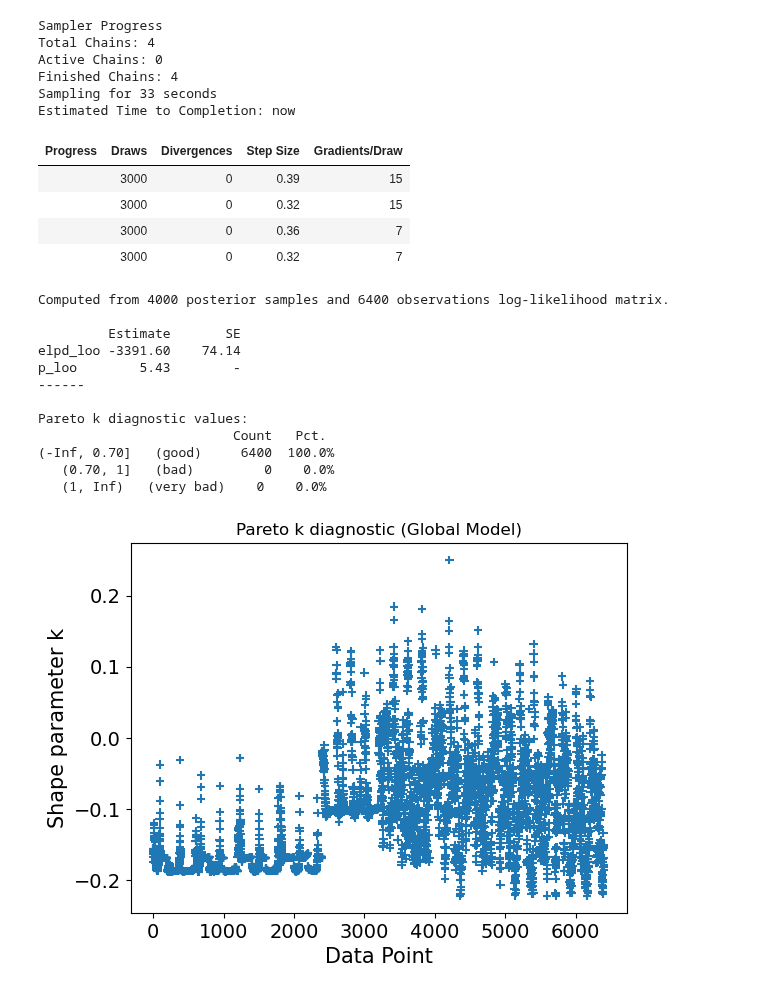
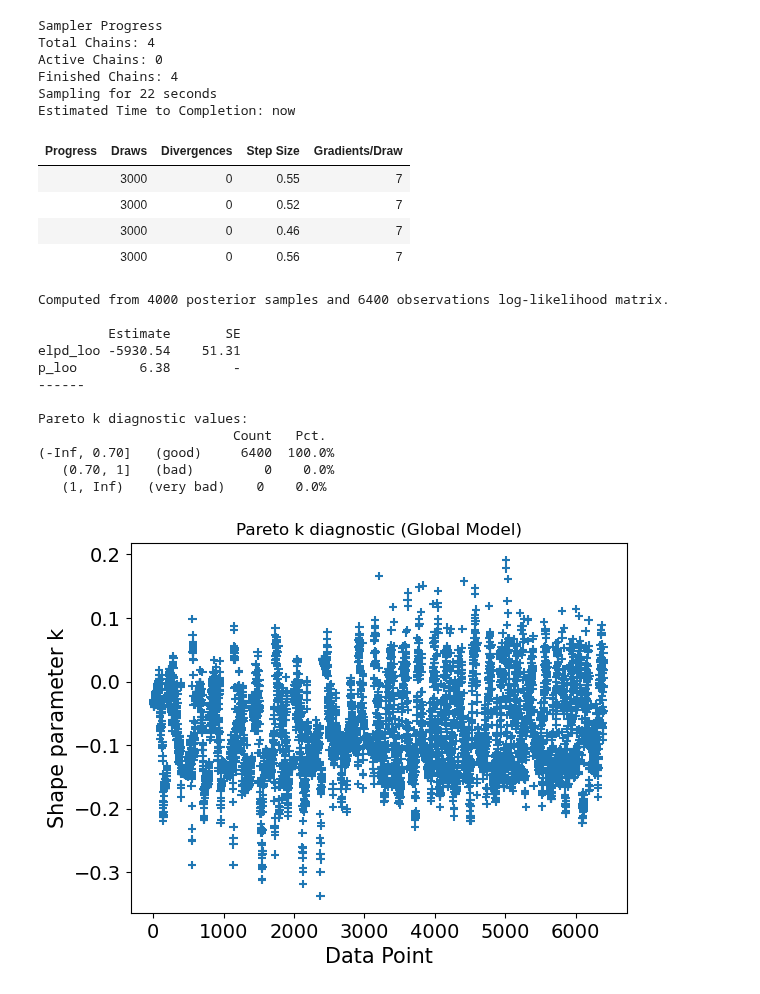
Before and after one commit to awasthivarun/MKM, a Jupyter notebook: CO_oxidation/Pt100_KOH_fitting.ipynb, the cells around one changed output. Drawn from its saved outputs; the diff is of its cells as text; code cells hidden in the pictures.

Commit message:
4 model comparison

```diff
--- a/CO_oxidation/Pt100_KOH_fitting.ipynb
+++ b/CO_oxidation/Pt100_KOH_fitting.ipynb
@@ -150,83 +157,83 @@ def calculate_flattened_r2(ppc, var_name):
     r2 = az.r2_score(y_true_flat, y_pred_flat)
     return r2['r2']
 # %%
-# Eley-Rideal Model - 3rd step is RDS
-with pm.Model() as ER_3:
+# Langmuir-Hinshelwood Model - 2nd step is RDS
+with pm.Model() as LH_2:
     '''
     1. CO + * -> CO*
-    2. CO* + OH- -> COOH* + (e-)
-    3. COOH* + OH- -> CO2 + H2O + * + (e-) (RDS)
+    2. CO* + OH* -> COOH* + * (RDS)
+    3. COOH* + OH- -> CO2 + H2O + * + (e-)
+    4. OH- + * -> OH* + (e-)
     '''
     # Priors
-    beta = pm.Uniform('beta', lower=0, upper=1)
     deltaG1_0 = pm.Normal('deltaG1_0', mu=-0.2, sigma=0.1)
-    deltaG2_0 = pm.Normal('deltaG2_0', mu=0.0, sigma=0.1) # at 0V_SHE
-    Gact3_0 = pm.Normal('Gact3_0', mu=0.6, sigma=0.2) # at 0V_SHE
+    Gact2_0 = pm.Normal('Gact2_0', mu=0.6, sigma=0.2)
+    deltaG4_0 = pm.Normal('deltaG4_0', mu=-0.1, sigma=0.1) # at 0V_SHE
     sigma_alpha = pm.HalfNormal('sigma_alpha', sigma=0.05)
     sigma_delta_OH = pm.HalfNormal('sigma_delta_OH', sigma=0.05)
     sigma_delta_CO = pm.HalfNormal('sigma_delta_CO', sigma=0.05)
 
     # Thermodynamics
     deltaG1 = deltaG1_0
-    deltaG2 = deltaG2_0 - E_in
-    Gact3 = Gact3_0 - beta*E_in
+    deltaG4 = deltaG4_0 - E_in
+    Gact2 = Gact2_0
     log_K1 = -deltaG1/(kb_eV*T)
-    log_K2 = -deltaG2/(kb_eV*T)
-    log_k3 = np.log(kb_J*T/h) - Gact3/(kb_eV*T)
+    log_k2 = np.log(kb_J*T/h) - Gact2/(kb_eV*T)
+    log_K4 = -deltaG4/(kb_eV*T)
 
     term_CO = log_K1 + np.log(P_CO_in)
-    term_COOH = log_K2 + term_CO + np.log(C_KOH_in)
-    zeros = pt.zeros_like(term_COOH)
-    log_theta = - pm.math.logsumexp(pt.stack([zeros, term_CO+zeros, term_COOH]), axis=0) # Stupid things being done to make shapes broadcast correctly
+    term_OH = log_K4 + np.log(C_KOH_in)
+    zeros = pt.zeros_like(term_CO + term_OH)
+    log_theta = - pm.math.logsumexp(pt.stack([zeros, term_CO+zeros, term_OH+zeros]), axis=0) # Stupid things being done to make shapes broadcast correctly
     log_theta_CO = term_CO + log_theta
-    log_term_COOH = term_COOH + log_theta
+    log_theta_OH = term_OH + log_theta
 
     # Rate expression
-    log_rate = log_k3 + log_term_COOH + np.log(C_KOH_in)
+    log_rate = log_k2 + log_theta_CO + log_theta_OH
 
     # Observables
     mu_alpha, mu_delta_OH, mu_delta_CO = calc_observables(log_rate)
     alpha = pm.StudentT('alpha', nu=4, mu=mu_alpha, sigma=sigma_alpha, observed=alpha_obs)
     delta_OH = pm.StudentT('delta_OH', nu=4, mu=mu_delta_OH, sigma=sigma_delta_OH, observed=delta_OH_obs)
     delta_CO = pm.StudentT('delta_CO', nu=4, mu=mu_delta_CO, sigma=sigma_delta_CO, observed=delta_CO_obs)
 
 # Run model fit and view results
-compile = nutpie.compile_pymc_model(ER_3)
-trace = nutpie.sample(compile,
+compiled_model = nutpie.compile_pymc_model(LH_2)
+trace = nutpie.sample(compiled_model,
                       draws=1000,
                       tune=2000,
                       chains=4,
                       cores=2,
                       target_accept=0.95,
                       )
-pm.compute_log_likelihood(trace, progressbar=False, model=ER_3, compile_kwargs={"mode": "FAST_COMPILE"})
+pm.compute_log_likelihood(trace, progressbar=False, model=LH_2)
 
-loo_ER_3 = get_combined_loo(trace)
-print(loo_ER_3)
-az.plot_khat(loo_ER_3)
+loo_LH_2 = get_combined_loo(trace)
+print(loo_LH_2)
+az.plot_khat(loo_LH_2)
 plt.title("Pareto k diagnostic (Global Model)"); plt.show()
 # %% [output]
 Sampler Progress
 Total Chains: 4
 Active Chains: 0
 Finished Chains: 4
-Sampling for 33 seconds
+Sampling for 22 seconds
 Estimated Time to Completion: now
 | Progress | Draws | Divergences | Step Size | Gradients/Draw |
-|  | 3000 | 0 | 0.39 | 15 |
-|  | 3000 | 0 | 0.32 | 15 |
-|  | 3000 | 0 | 0.36 | 7 |
-|  | 3000 | 0 | 0.32 | 7 |
+|  | 3000 | 0 | 0.55 | 7 |
+|  | 3000 | 0 | 0.52 | 7 |
+|  | 3000 | 0 | 0.46 | 7 |
+|  | 3000 | 0 | 0.56 | 7 |
 Computed from 4000 posterior samples and 6400 observations log-likelihood matrix.
 
          Estimate       SE
-elpd_loo -3391.60    74.14
-p_loo        5.43        -
+elpd_loo -5930.54    51.31
+p_loo        6.38        -
 ------
 
 Pareto k diagnostic values:
                          Count   Pct.
 (-Inf, 0.70]   (good)     6400  100.0%
    (0.70, 1]   (bad)         0    0.0%
    (1, Inf)   (very bad)    0    0.0%
-[figure, old version]
+[figure, new version]
```
Also changed, not shown: parts of 9 cells of this notebook.
